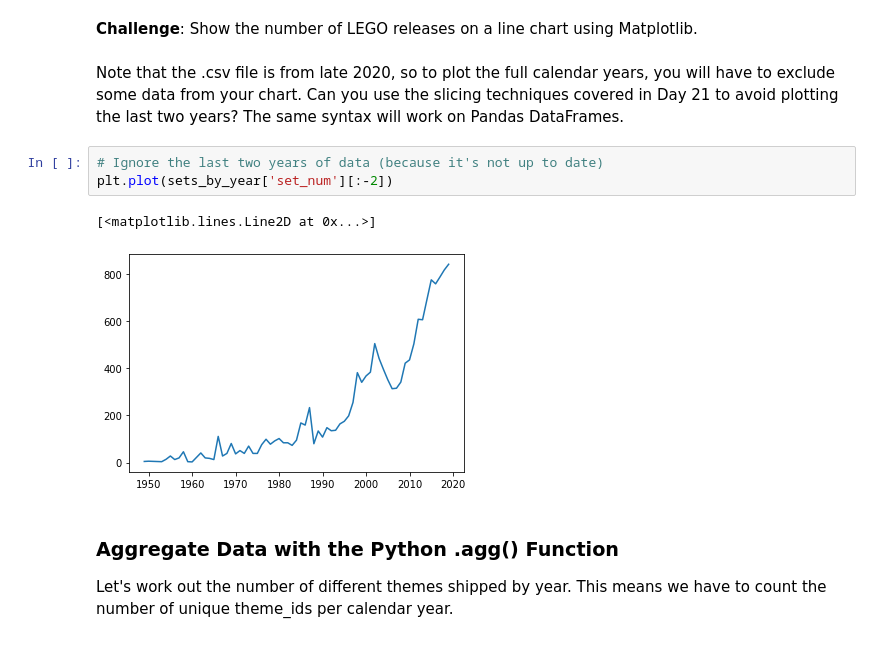
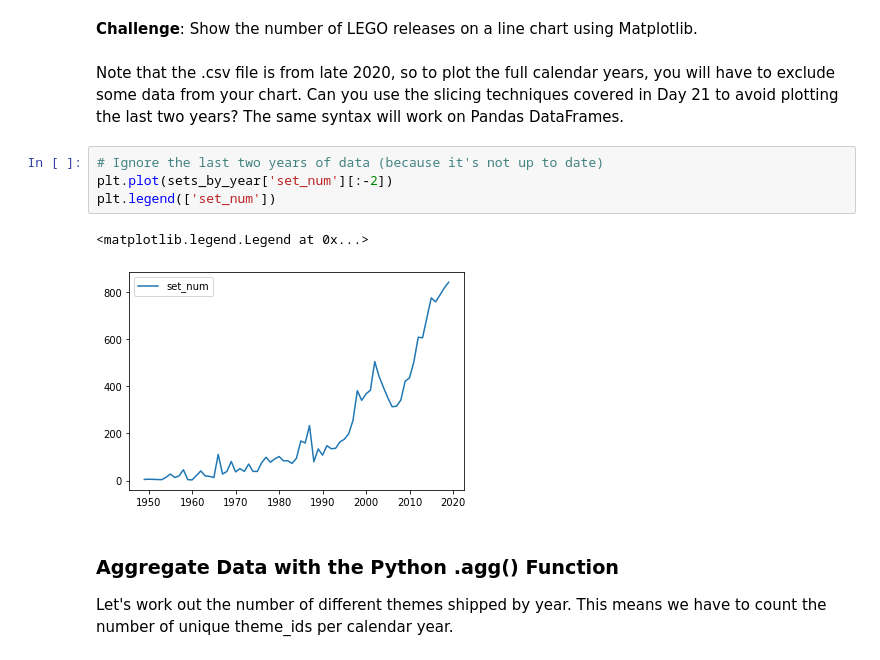
Before and after one commit to SadSack963/day-73_LEGO_aggregate, a Jupyter notebook: Lego_Analysis_for_Course_(start).ipynb, the cells around one changed output. Cells and saved outputs as stored; diff of their text form.

```diff
--- a/Lego_Analysis_for_Course_(start).ipynb
+++ b/Lego_Analysis_for_Course_(start).ipynb
@@ -205,9 +205,10 @@ Note that the .csv file is from late 2020, so to plot the full calendar years, y
 # %%
 # Ignore the last two years of data (because it's not up to date)
 plt.plot(sets_by_year['set_num'][:-2])
+plt.legend(['set_num'])
 # %% [output]
-[<matplotlib.lines.Line2D at 0x...>]
+<matplotlib.legend.Legend at 0x...>
-[figure, old version]
+[figure, new version]
 # %% [markdown]
 ### Aggregate Data with the Python .agg() Function
 
```
Also changed, not shown: parts of 1 cell of this notebook.
